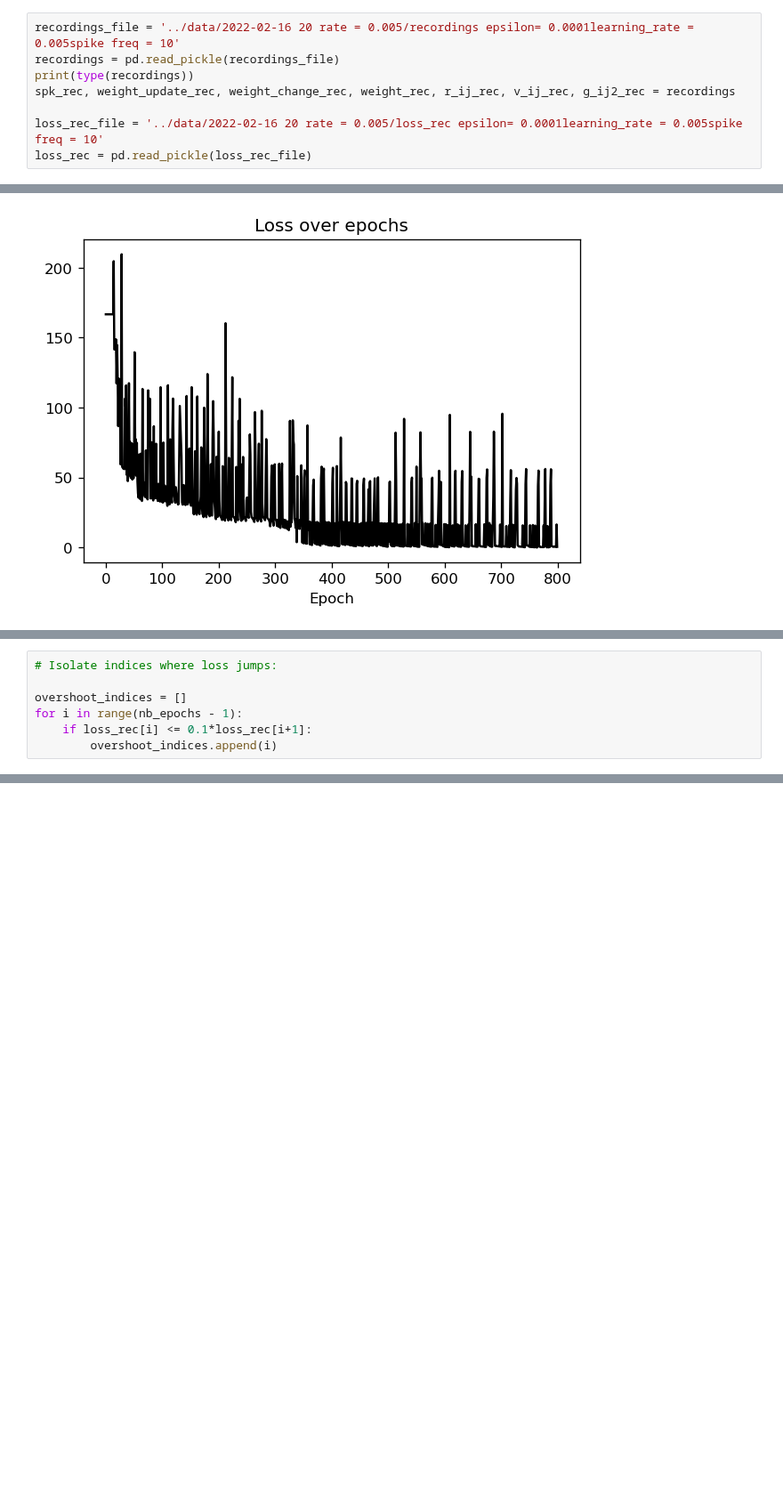
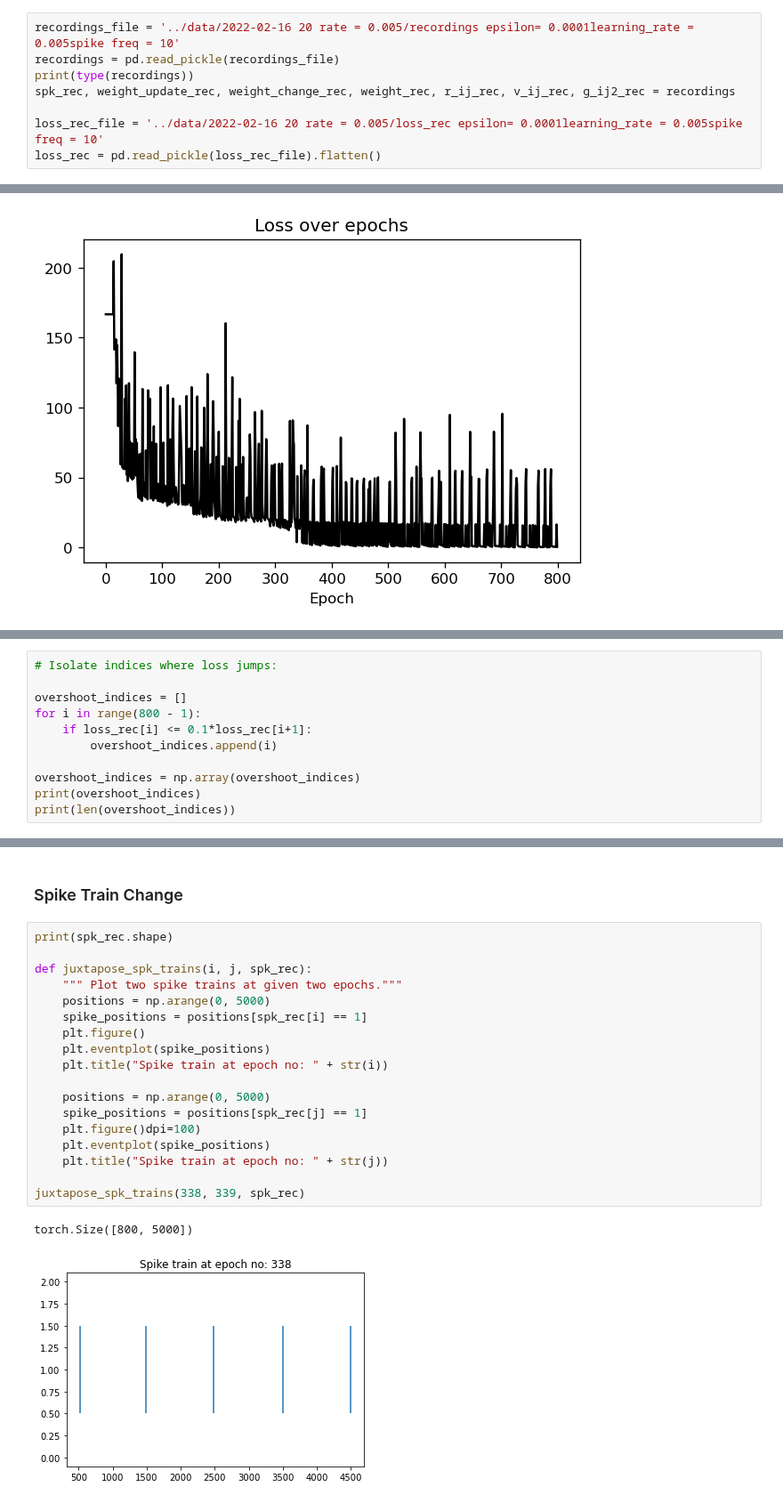
Before and after one commit to divyanshgupt/Unreliable-Transmission, a Jupyter notebook: SuperSpike/fixing loss overshoot.ipynb, the cells around one changed output, grey strips where cells are left out. Shown at 89% size. Drawn from its saved outputs; the diff is of its cells as text; blank space fills up the shorter version.

```diff
--- a/SuperSpike/fixing loss overshoot.ipynb
+++ b/SuperSpike/fixing loss overshoot.ipynb
@@ -11,7 +16,7 @@ print(type(recordings))
 spk_rec, weight_update_rec, weight_change_rec, weight_rec, r_ij_rec, v_ij_rec, g_ij2_rec = recordings
 
 loss_rec_file = '../data/2022-02-16 20 rate = 0.005/loss_rec epsilon= 0.0001learning_rate = 0.005spike freq = 10'
-loss_rec = pd.read_pickle(loss_rec_file)
+loss_rec = pd.read_pickle(loss_rec_file).flatten()
 # %% [output]
 <class 'tuple'>
 # %%
@@ -30,7 +48,11 @@ Text(0.5, 0, 'Epoch')
 # Isolate indices where loss jumps:
 
 overshoot_indices = []
-for i in range(nb_epochs - 1):
+for i in range(800 - 1):
     if loss_rec[i] <= 0.1*loss_rec[i+1]:
         overshoot_indices.append(i)
+
+overshoot_indices = np.array(overshoot_indices)
+print(overshoot_indices)
+print(len(overshoot_indices))
 # %% [output]
@@ -37,0 +127,23 @@ NameError: name 'nb_epochs' is not defined
+# %% [markdown]
+### Spike Train Change
+# %%
+print(spk_rec.shape)
+
+def juxtapose_spk_trains(i, j, spk_rec):
+    """ Plot two spike trains at given two epochs."""
+    positions = np.arange(0, 5000)
+    spike_positions = positions[spk_rec[i] == 1]
+    plt.figure()
+    plt.eventplot(spike_positions)
+    plt.title("Spike train at epoch no: " + str(i))
+
+    positions = np.arange(0, 5000)
+    spike_positions = positions[spk_rec[j] == 1]
+    plt.figure()dpi=100)
+    plt.eventplot(spike_positions)
+    plt.title("Spike train at epoch no: " + str(j))
+
+juxtapose_spk_trains(338, 339, spk_rec)
+# %% [output]
+torch.Size([800, 5000])
+[figure, added]
```
Also changed, not shown: parts of 16 cells of this notebook.
